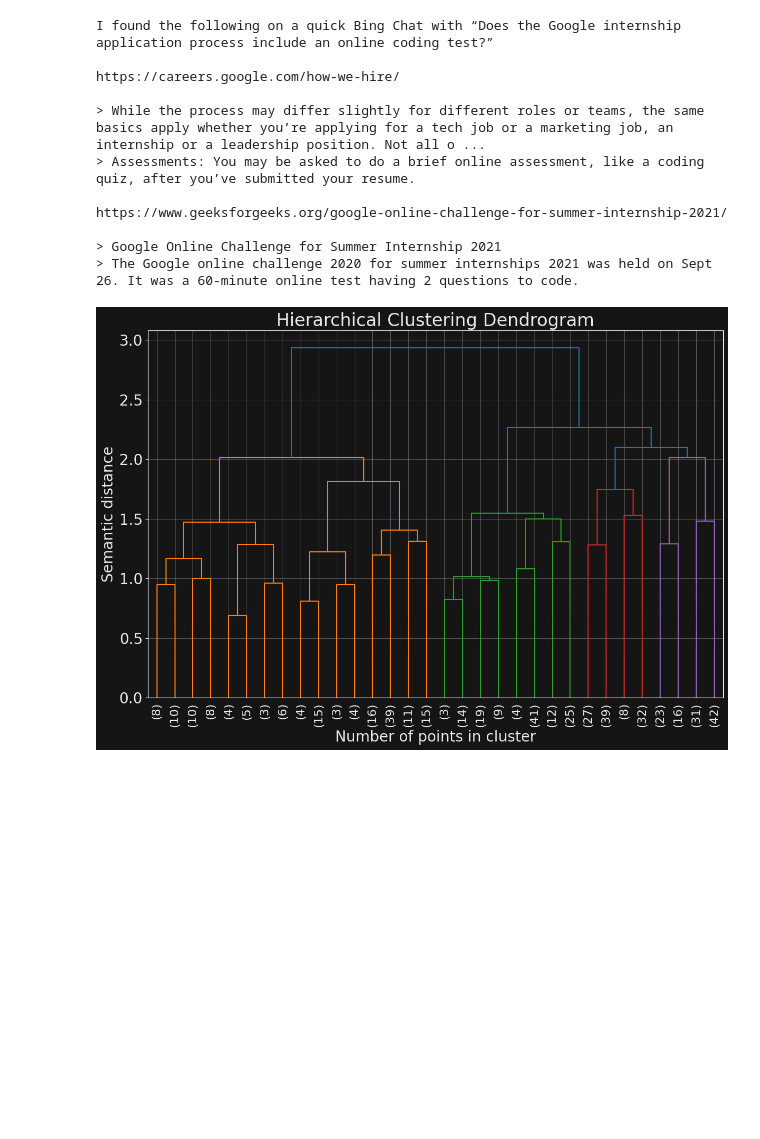
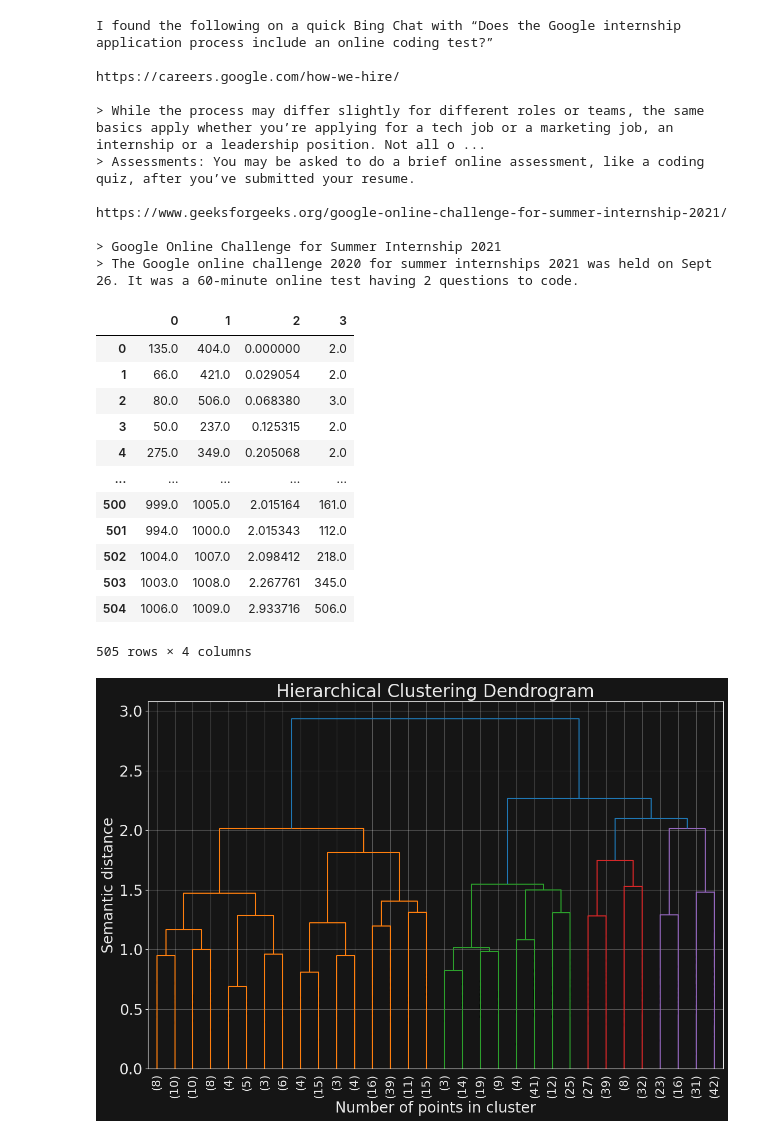
Before and after one commit to matthagy/hagy_comment_category_hierarchy, a Jupyter notebook: cluster/analysis.ipynb, the cells around one changed output. Cells and saved outputs as stored; diff of their text form; code cells hidden in the pictures; blank space fills up the shorter version.

```diff
--- a/cluster/analysis.ipynb
+++ b/cluster/analysis.ipynb
@@ -208,6 +211,22 @@ for i, merge in enumerate(model.children_):
 linkage_matrix = np.column_stack(
     [model.children_, model.distances_, counts]
 ).astype(float)
+# %%
+pd.DataFrame(linkage_matrix)
+# %% [output]
+|  | 0 | 1 | 2 | 3 |
+| 0 | 135.0 | 404.0 | 0.000000 | 2.0 |
+| 1 | 66.0 | 421.0 | 0.029054 | 2.0 |
+| 2 | 80.0 | 506.0 | 0.068380 | 3.0 |
+| 3 | 50.0 | 237.0 | 0.125315 | 2.0 |
+| 4 | 275.0 | 349.0 | 0.205068 | 2.0 |
+| ... | ... | ... | ... | ... |
+| 500 | 999.0 | 1005.0 | 2.015164 | 161.0 |
+| 501 | 994.0 | 1000.0 | 2.015343 | 112.0 |
+| 502 | 1004.0 | 1007.0 | 2.098412 | 218.0 |
+| 503 | 1003.0 | 1008.0 | 2.267761 | 345.0 |
+| 504 | 1006.0 | 1009.0 | 2.933716 | 506.0 |
+505 rows × 4 columns
 # %%
 fig, ax = plt.subplots(figsize=(14, 9))
 dendrogram(linkage_matrix, truncate_mode="level", p=4, ax=ax, leaf_rotation=90, leaf_font_size=16, show_contracted=True)
```
Also changed, not shown: parts of 4 cells of this notebook, 3 other files.
